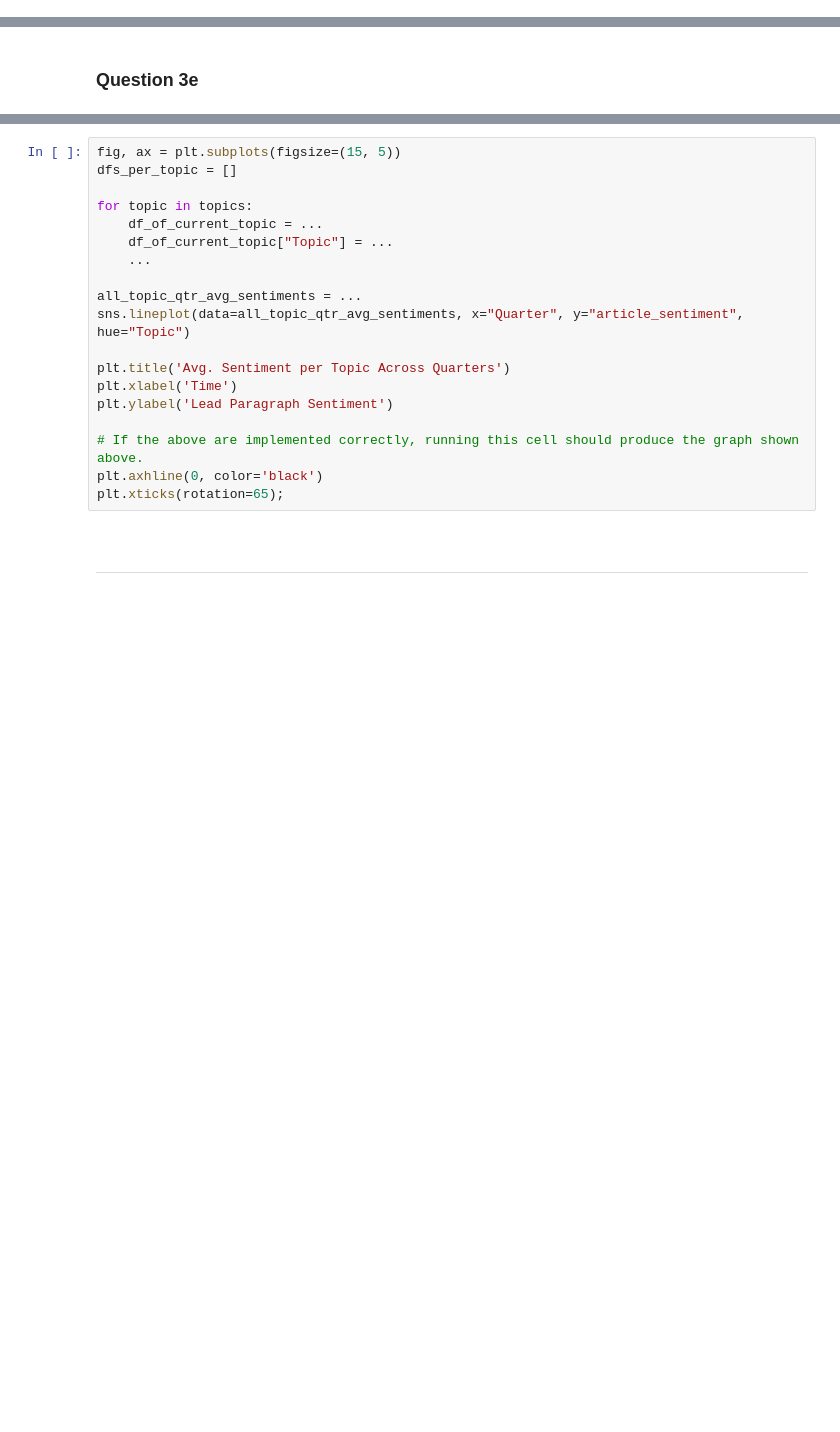
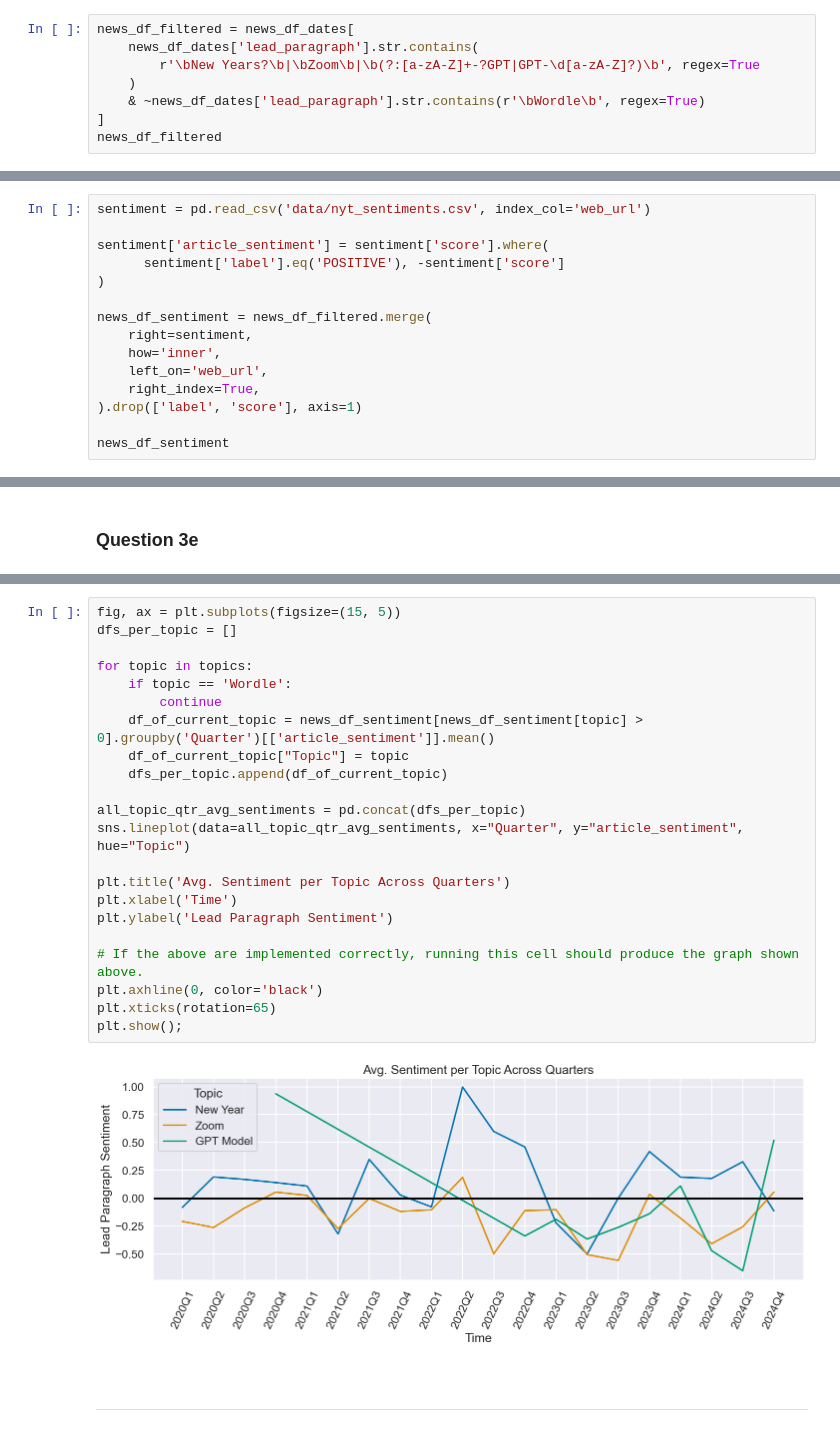
Before and after one commit to ac0033/sp25-student, a Jupyter notebook: hw/hw03/hw03.ipynb, the cells around one changed output, grey strips where cells are left out. Saved outputs shown, nothing was run; the diff lists cells and outputs as text; blank space fills up the shorter version.

```diff
--- a/hw/hw03/hw03.ipynb
+++ b/hw/hw03/hw03.ipynb
@@ -623,0 +635,8 @@ news_df_filtered = ...
+# %%
+news_df_filtered = news_df_dates[
+    news_df_dates['lead_paragraph'].str.contains(
+        r'\bNew Years?\b|\bZoom\b|\b(?:[a-zA-Z]+-?GPT|GPT-\d[a-zA-Z]?)\b', regex=True
+    )
+    & ~news_df_dates['lead_paragraph'].str.contains(r'\bWordle\b', regex=True)
+]
+news_df_filtered
@@ -644,0 +678,15 @@ For each article, `sentiment` provides an outputted `label` and 0 to 1 sentiment
+# %%
+sentiment = pd.read_csv('data/nyt_sentiments.csv', index_col='web_url')
+
+sentiment['article_sentiment'] = sentiment['score'].where(
+      sentiment['label'].eq('POSITIVE'), -sentiment['score']
+)
+
+news_df_sentiment = news_df_filtered.merge(
+    right=sentiment,
+    how='inner',
+    left_on='web_url',
+    right_index=True,
+).drop(['label', 'score'], axis=1)
+
+news_df_sentiment
@@ -742,22 +824,27 @@ Your graph should have a similar title, axis labels, markers, and x-axis tick la
 # %%
 fig, ax = plt.subplots(figsize=(15, 5))
 dfs_per_topic = []
 
 for topic in topics:
-    df_of_current_topic = ...
-    df_of_current_topic["Topic"] = ...
-    ...
+    if topic == 'Wordle':
+        continue
+    df_of_current_topic = news_df_sentiment[news_df_sentiment[topic] > 0].groupby('Quarter')[['article_sentiment']].mean()
+    df_of_current_topic["Topic"] = topic
+    dfs_per_topic.append(df_of_current_topic)
 
-all_topic_qtr_avg_sentiments = ...
+all_topic_qtr_avg_sentiments = pd.concat(dfs_per_topic)
 sns.lineplot(data=all_topic_qtr_avg_sentiments, x="Quarter", y="article_sentiment", hue="Topic")
 
 plt.title('Avg. Sentiment per Topic Across Quarters')
 plt.xlabel('Time')
 plt.ylabel('Lead Paragraph Sentiment')
 
 # If the above are implemented correctly, running this cell should produce the graph shown above.
 plt.axhline(0, color='black')
-plt.xticks(rotation=65);
+plt.xticks(rotation=65)
+plt.show();
+# %% [output]
+[figure, added]
 # %% [markdown]
 <!-- END QUESTION -->
 
```
Also changed, not shown: parts of 18 cells of this notebook, 1 other file.
